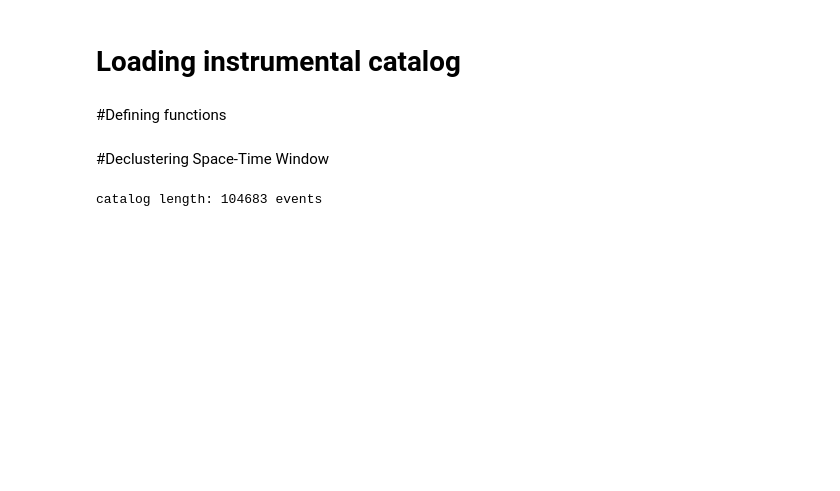
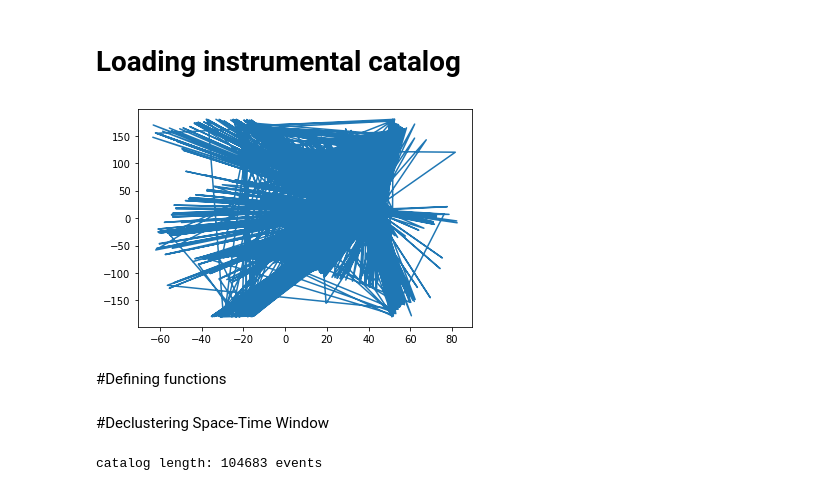
Before and after one commit to caccioppoli/etas_optimization, a Jupyter notebook: etas_op.ipynb, the cells around one changed output. Drawn from its saved outputs; the diff is of its cells as text; code cells hidden in the pictures; blank space fills up the shorter version.

```diff
--- a/etas_op.ipynb
+++ b/etas_op.ipynb
@@ -20,25 +20,30 @@ Mounted at /content/drive
 # %%
 with open("drive/MyDrive/Colab Notebooks/cat_italia.txt","r") as infile, open("drive/MyDrive/Colab Notebooks/cat_italia_conv.txt",'w') as outfile:
     for line in infile:
       outfile.write(" ".join(line.split()).replace('|',' '))
       outfile.write("\n")
 
 # converto e memorizzo in secondi la data
 
 sdate = np.genfromtxt("drive/MyDrive/Colab Notebooks/cat_italia_conv.txt",dtype="str",delimiter=" ",usecols=(1))
 startdate = datetime.strptime('1985-01-02T18:39:30.740000',"%Y-%m-%dT%H:%M:%S.%f")
 seconds = []
 for time in sdate:
   date = datetime.strptime(time,"%Y-%m-%dT%H:%M:%S.%f")
   temp = (date - startdate).total_seconds()
   seconds.append(temp)
 
 # converto e memorizzo le altre grandezze del catalogo
 
 latitude = np.genfromtxt("drive/MyDrive/Colab Notebooks/cat_italia_conv.txt",dtype="float",delimiter=" ",usecols=(2))
 longitude = np.genfromtxt("drive/MyDrive/Colab Notebooks/cat_italia_conv.txt",dtype="float",delimiter=" ",usecols=(3))
 depth = np.genfromtxt("drive/MyDrive/Colab Notebooks/cat_italia_conv.txt",dtype="float",delimiter=" ",usecols=(4))
 magnitude = np.genfromtxt("drive/MyDrive/Colab Notebooks/cat_italia_conv.txt",dtype="float",delimiter=" ",usecols=(10))
+
+plt.plot(latitude,longitude)
+plt.show()
+# %% [output]
+[figure, added]
 # %% [markdown]
 #Defining functions
 # %%
```
Also changed, not shown: parts of 2 cells of this notebook.
